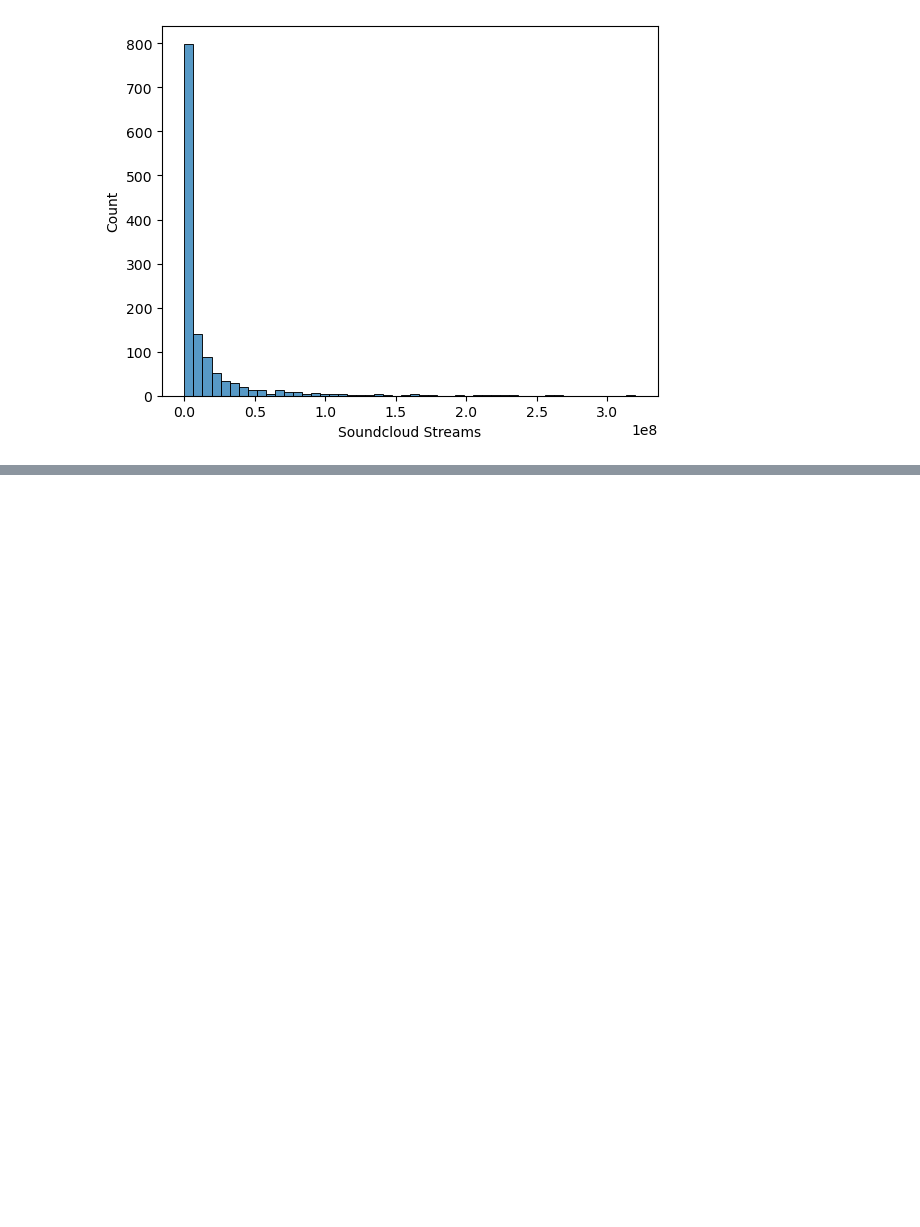
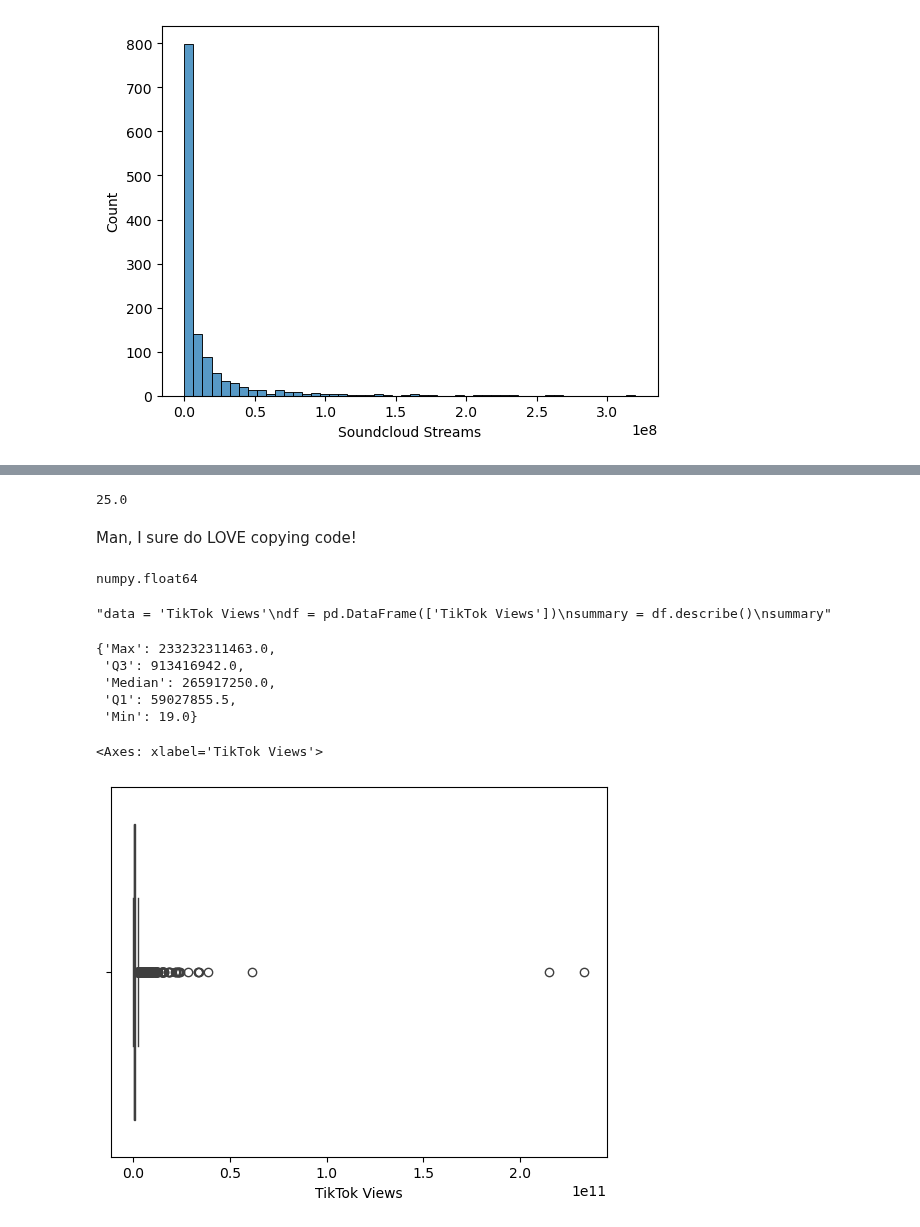
Before and after one commit to whoshilo/AI, a Jupyter notebook: Semester 1/Spotify/Spotify2024.ipynb, the cells around one changed output, grey strips where cells are left out. Cells and saved outputs as stored; diff of their text form; code cells hidden in the pictures; blank space fills up the shorter version.

```diff
--- a/Semester 1/Spotify/Spotify2024.ipynb
+++ b/Semester 1/Spotify/Spotify2024.ipynb
@@ -200,0 +223,40 @@ sns.histplot(data=df, x='Soundcloud Streams', bins=50)
+# %%
+lowest_value_YTL = df['YouTube Likes'].min()
+lowest_value_YTL
+# %% [output]
+25.0
+# %% [markdown]
+Man, I sure do LOVE copying code!
+# %%
+df["TikTok Views"] = df["TikTok Views"].str.replace(',', '')
+df["TikTok Views"] = pd.to_numeric(df["TikTok Views"], errors="coerce")
+type(df.loc[0]['TikTok Views'])
+# %% [output]
+numpy.float64
+# %%
+'''data = 'TikTok Views'
+df = pd.DataFrame(['TikTok Views'])
+summary = df.describe()
+summary'''
+# %% [output]
+"data = 'TikTok Views'\ndf = pd.DataFrame(['TikTok Views'])\nsummary = df.describe()\nsummary"
+# %%
+summary = {
+    'Max': df['TikTok Views'].max(),
+    'Q3': df['TikTok Views'].quantile(0.75),
+    'Median': df['TikTok Views'].median(),
+    'Q1': df['TikTok Views'].quantile(0.25),
+    'Min':df['TikTok Views'].min()
+}
+summary
+# %% [output]
+{'Max': 233232311463.0,
+ 'Q3': 913416942.0,
+ 'Median': 265917250.0,
+ 'Q1': 59027855.5,
+ 'Min': 19.0}
+# %%
+sns.boxplot(data=df, x='TikTok Views')
+# %% [output]
+<Axes: xlabel='TikTok Views'>
+[figure, added]
```
Also changed, not shown: parts of 5 cells of this notebook.
